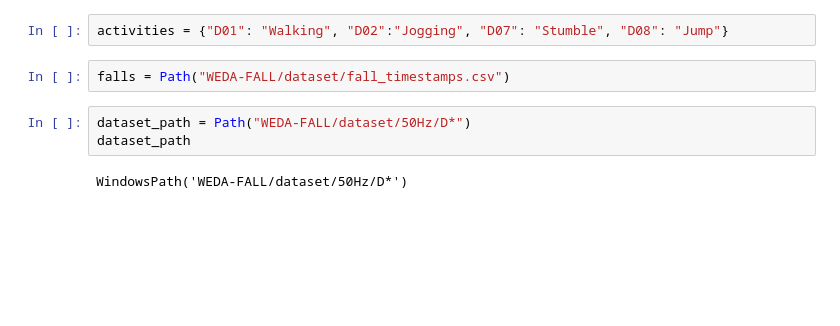
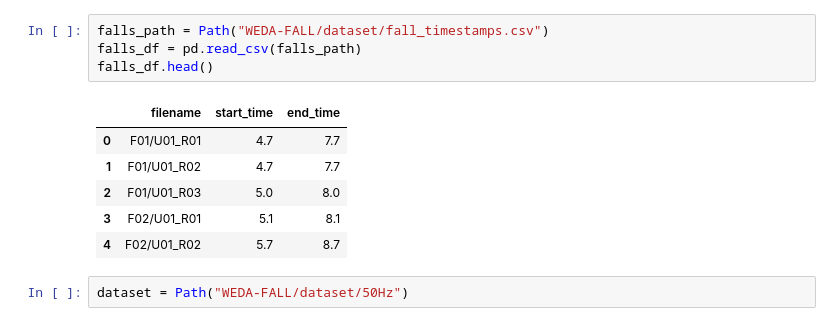
Before and after one commit to nicol-buratti/fall-detection, a Jupyter notebook: decision_tree.ipynb, the cells around one changed output. Cells and saved outputs as stored; diff of their text form; blank space fills up the shorter version.

```diff
--- a/decision_tree.ipynb
+++ b/decision_tree.ipynb
@@ -7,9 +10,13 @@ ModuleNotFoundError: No module named 'pandas'
-# %%
-activities = {"D01": "Walking", "D02":"Jogging", "D07": "Stumble", "D08": "Jump"}
 # %%
-falls = Path("WEDA-FALL/dataset/fall_timestamps.csv")
+falls_path = Path("WEDA-FALL/dataset/fall_timestamps.csv")
+falls_df = pd.read_csv(falls_path)
+falls_df.head()
+# %% [output]
+|  | filename | start_time | end_time |
+| 0 | F01/U01_R01 | 4.7 | 7.7 |
+| 1 | F01/U01_R02 | 4.7 | 7.7 |
+| 2 | F01/U01_R03 | 5.0 | 8.0 |
+| 3 | F02/U01_R01 | 5.1 | 8.1 |
+| 4 | F02/U01_R02 | 5.7 | 8.7 |
 # %%
-dataset_path = Path("WEDA-FALL/dataset/50Hz/D*")
-dataset_path
+dataset = Path("WEDA-FALL/dataset/50Hz")
-# %% [output]
-WindowsPath('WEDA-FALL/dataset/50Hz/D*')
```
Also changed, not shown: parts of 14 cells of this notebook.
